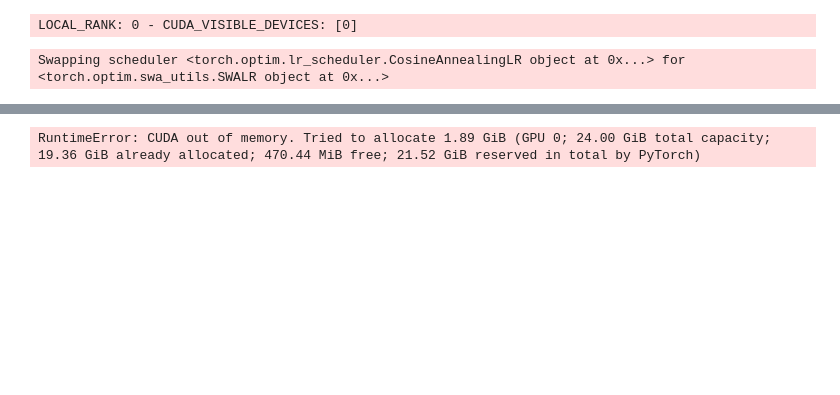
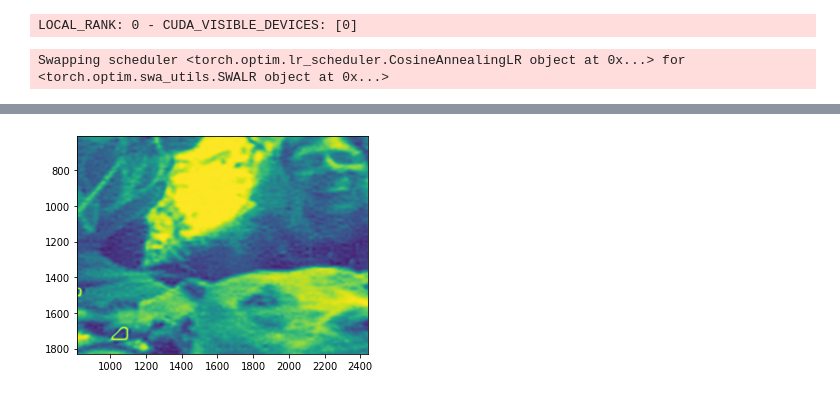
Before and after one commit to dmarx/siren_unofficial, a Jupyter notebook: modularized experiments.ipynb, the cells around one changed output, grey strips where cells are left out. Cells and saved outputs as stored; diff of their text form; code cells hidden in the pictures; blank space fills up the shorter version.

```diff
--- a/modularized experiments.ipynb
+++ b/modularized experiments.ipynb
@@ -197,29 +181,30 @@ with torch.no_grad():
 # %%
 # let's see what happens if we just zoom in on a chunk
 with torch.no_grad():
     idx0 = model._idx0
     x,y = tuple(idx0.max(dim=0).values+1)
     sr_k=20 #10 # go big or go home?
     #U = torch.rand(x*y,2, device=DEVICE)
     #sampled_coords = (U-.5)/.5
     shape_resolve = (sr_k*x, sr_k*y)
     idx_resolve = make_idx_from_shape(shape_resolve)
     coords_rescaled0 = idx_resolve['coords_rescaled']
     mask_left = coords_rescaled0[:,0] > -0.5
     mask_right = coords_rescaled0[:,0] < 0.5
     mask_top = coords_rescaled0[:,1] < 0.5
     mask_bottom= coords_rescaled0[:,1] > -0.5
     zoom_mask = mask_left & mask_right & mask_top & mask_bottom
     coords_zoom_rescaled = coords_rescaled0[zoom_mask,: ]
     coords_zoom = idx_resolve['coords'][zoom_mask,: ]
     y_resolve = model.forward(coords_zoom_rescaled).squeeze()
     im_resolve = model.build_image_from_coords(y_resolve, coords=coords_zoom)
 
     plt.imshow(im_resolve.detach().squeeze().cpu().numpy())
-    plt.xlim((1000,2000))
+    plt.xlim((coords_zoom[:,1].min(),coords_zoom[:,1].max()))
+    plt.ylim((coords_zoom[:,0].max(),coords_zoom[:,0].min())) # upside down, sure why not
     plt.show()
 # %% [output]
-RuntimeError: CUDA out of memory. Tried to allocate 1.89 GiB (GPU 0; 24.00 GiB total capacity; 19.36 GiB already allocated; 470.44 MiB free; 21.52 GiB reserved in total by PyTorch)
+[figure, added]
 # %%
 # Quantile approximation for distributional similarity
 
```
Also changed, not shown: parts of 6 cells of this notebook.
